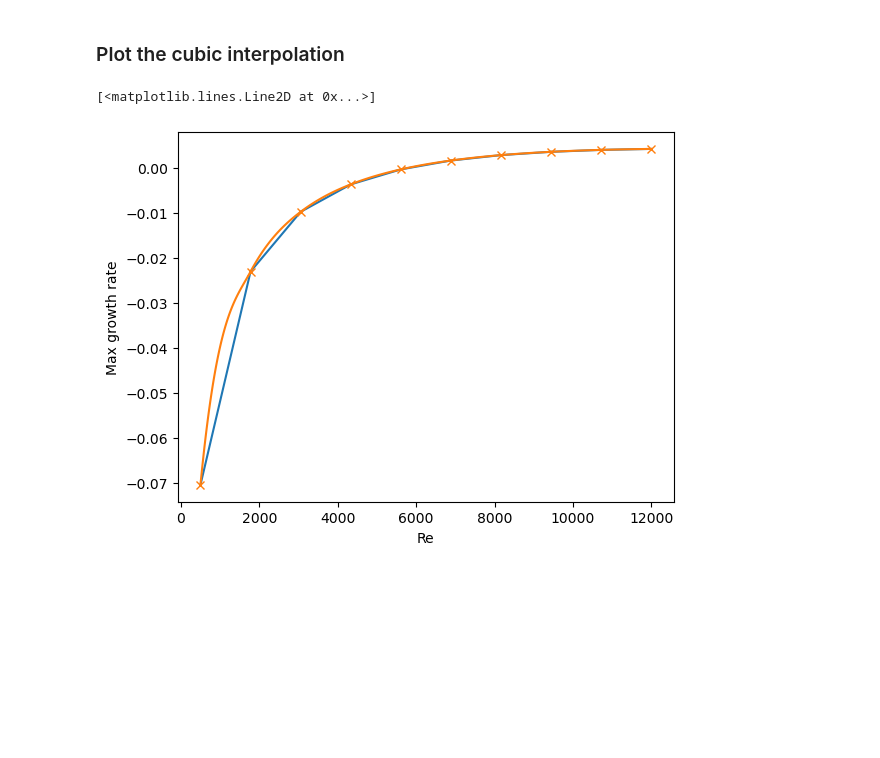
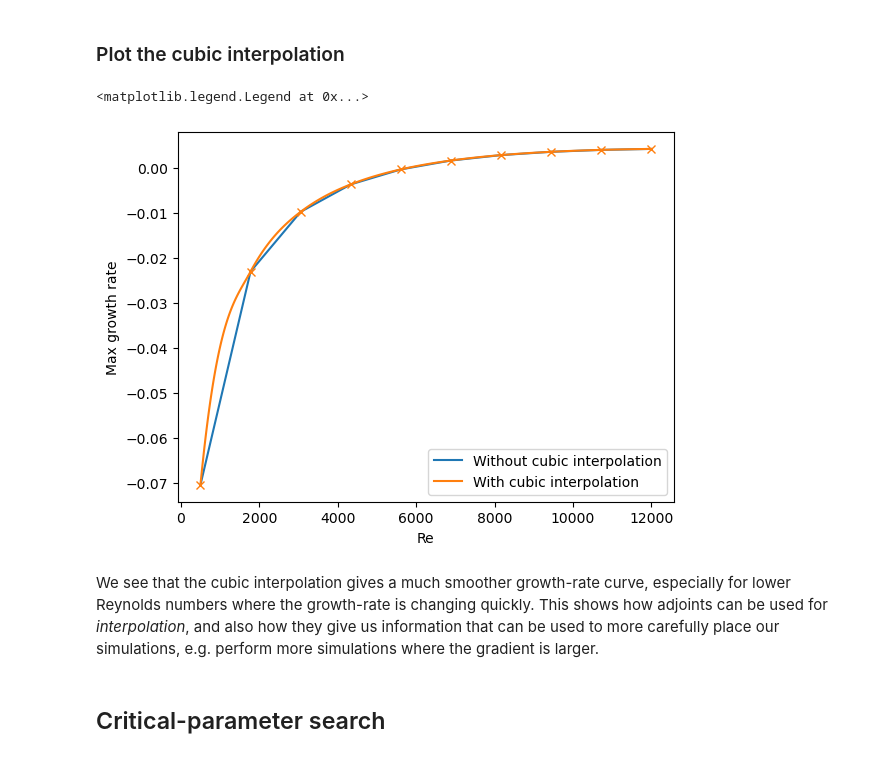
Before and after one commit to csskene/adjoint_tutorial, a Jupyter notebook: 1-eigenvalue.ipynb, the cells around one changed output. Drawn from its saved outputs; the diff is of its cells as text; code cells hidden in the pictures; blank space fills up the shorter version.

```diff
--- a/1-eigenvalue.ipynb
+++ b/1-eigenvalue.ipynb
@@ -331,11 +337,10 @@ for Re_v in Reynolds:
 
     # Normalise
     norm = (np.conj(most_unstable_adjoint['u'])*most_unstable_direct['u']+np.conj(most_unstable_adjoint['v'])*most_unstable_direct['v']+np.conj(most_unstable_adjoint['w'])*most_unstable_direct['w']).evaluate().integrate()['g'][0]
-
     most_unstable_adjoint['u']['g'] /= np.conj(norm)
     most_unstable_adjoint['v']['g'] /= np.conj(norm)
     most_unstable_adjoint['w']['g'] /= np.conj(norm)
-    norm = norm = (np.conj(most_unstable_adjoint['u'])*most_unstable_direct['u']+np.conj(most_unstable_adjoint['v'])*most_unstable_direct['v']+np.conj(most_unstable_adjoint['w'])*most_unstable_direct['w']).evaluate().integrate()['g'][0]
+    norm = (np.conj(most_unstable_adjoint['u'])*most_unstable_direct['u']+np.conj(most_unstable_adjoint['v'])*most_unstable_direct['v']+np.conj(most_unstable_adjoint['w'])*most_unstable_direct['w']).evaluate().integrate()['g'][0]
 
     u_lap, v_lap, w_lap = lap(most_unstable_direct['u'],most_unstable_direct['v'],most_unstable_direct['w'])
     dldRe = (np.conj(most_unstable_adjoint['u'])*u_lap+np.conj(most_unstable_adjoint['v'])*v_lap+np.conj(most_unstable_adjoint['w'])*w_lap).evaluate().integrate()['g'][0]
@@ -360,14 +365,19 @@ Wall time: 2.43 s
 # %%
 plt.plot(Reynolds,growths,'C0')
 for i in range(len(growths)-1):
     A,B,C,D = cubeFit(Reynolds[i],Reynolds[i+1],growths[i],growths[i+1],gradients[i],gradients[i+1])
     x = np.linspace(Reynolds[i],Reynolds[i+1],100)
     f = A*x**3+B*x**2+C*x+D
     plt.plot(x,f,'C1')
     plt.plot(Reynolds[i],growths[i],'C1x')
     plt.xlabel(r'Re')
     plt.ylabel(r'Max growth rate')
 plt.plot(Reynolds[-1],growths[-1],'C1x')
+plt.legend(['Without cubic interpolation','With cubic interpolation'])
 # %% [output]
-[<matplotlib.lines.Line2D at 0x...>]
+<matplotlib.legend.Legend at 0x...>
-[figure, old version]
+[figure, new version]
+# %% [markdown]
+We see that the cubic interpolation gives a much smoother growth-rate curve, especially for lower Reynolds numbers where the growth-rate is changing quickly. This shows how adjoints can be used for *interpolation*, and also how they give us information that can be used to more carefully place our simulations, e.g. perform more simulations where the gradient is larger.
+# %% [markdown]
+## Critical-parameter search
```
Also changed, not shown: parts of 20 cells of this notebook.
